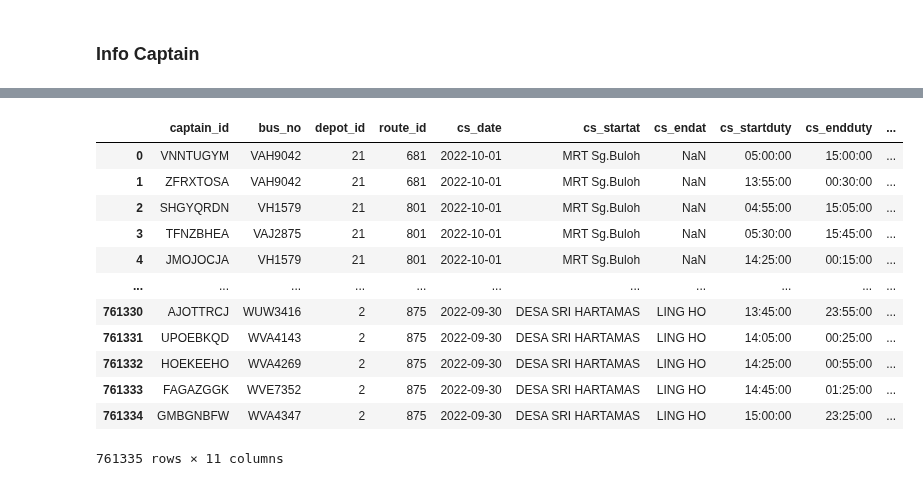
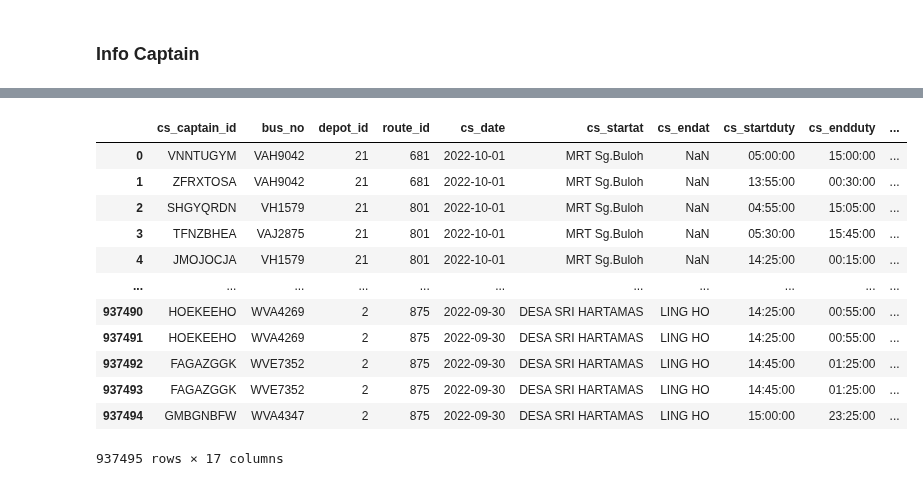
Before and after one commit to izardy/myrapid-backend, a Jupyter notebook: etl/sandbox.ipynb, the cells around one changed output, grey strips where cells are left out. Drawn from its saved outputs; the diff is of its cells as text; code cells hidden in the pictures.

```diff
--- a/etl/sandbox.ipynb
+++ b/etl/sandbox.ipynb
@@ -611,23 +595,33 @@ InfoCAPTAIN
 # %%
+InfoCAPTAIN=pd.read_csv('../data/captain_schedule/processed/captainINFO.csv')
 InfoCAPTAIN['minutes_plan']=\
 (pd.to_datetime(InfoCAPTAIN['cs_date']+' '+InfoCAPTAIN['cs_endduty'].str.replace('.+ days ',''))-pd.to_datetime(InfoCAPTAIN['cs_date']+' '+InfoCAPTAIN['cs_startduty'].str.replace('.+ days ',''))).astype(str).str[-8:].str[:2].astype(int)*60 +\
 (pd.to_datetime(InfoCAPTAIN['cs_date']+' '+InfoCAPTAIN['cs_endduty'].str.replace('.+ days ',''))-pd.to_datetime(InfoCAPTAIN['cs_date']+' '+InfoCAPTAIN['cs_startduty'].str.replace('.+ days ',''))).astype(str).str[-8:].str[3:-3].astype(int)
 
 InfoCAPTAIN['cs_startduty']=InfoCAPTAIN['cs_startduty'].str[-8:]
 InfoCAPTAIN['cs_endduty']=InfoCAPTAIN['cs_endduty'].str[-8:]
 
+captTrip=pd.read_csv('../data/trip_departure/processed/captTrip.csv')
+captTrip['captain_id']=captTrip['captain_id'].str.strip()
+captTrip['bus_no']=captTrip['bus_no'].str.strip()
+captTrip['ope_date']=captTrip['ope_date'].str.strip()
+
+InfoCAPTAIN=pd.merge(InfoCAPTAIN.rename(columns={'captain_id':'cs_captain_id'}),captTrip.rename(columns={'captain_id':'dt_captain_id'}),how='left',left_on=['bus_no','cs_date'],right_on=['bus_no','ope_date'])
+InfoCAPTAIN=InfoCAPTAIN.drop_duplicates()
+InfoCAPTAIN.to_csv('../data/captain_schedule/processed/infoCAPTAIN.csv',index=False)
+
 InfoCAPTAIN
 # %% [output]
-|  | captain_id | bus_no | depot_id | route_id | cs_date | cs_startat | cs_endat | cs_startduty | cs_endduty | ... |
+|  | cs_captain_id | bus_no | depot_id | route_id | cs_date | cs_startat | cs_endat | cs_startduty | cs_endduty | ... |
 | 0 | VNNTUGYM | VAH9042 | 21 | 681 | 2022-10-01 | MRT Sg.Buloh | NaN | 05:00:00 | 15:00:00 | ... |
 | 1 | ZFRXTOSA | VAH9042 | 21 | 681 | 2022-10-01 | MRT Sg.Buloh | NaN | 13:55:00 | 00:30:00 | ... |
 | 2 | SHGYQRDN | VH1579 | 21 | 801 | 2022-10-01 | MRT Sg.Buloh | NaN | 04:55:00 | 15:05:00 | ... |
 | 3 | TFNZBHEA | VAJ2875 | 21 | 801 | 2022-10-01 | MRT Sg.Buloh | NaN | 05:30:00 | 15:45:00 | ... |
 | 4 | JMOJOCJA | VH1579 | 21 | 801 | 2022-10-01 | MRT Sg.Buloh | NaN | 14:25:00 | 00:15:00 | ... |
 | ... | ... | ... | ... | ... | ... | ... | ... | ... | ... | ... |
-| 761330 | AJOTTRCJ | WUW3416 | 2 | 875 | 2022-09-30 | DESA SRI HARTAMAS | LING HO | 13:45:00 | 23:55:00 | ... |
-| 761331 | UPOEBKQD | WVA4143 | 2 | 875 | 2022-09-30 | DESA SRI HARTAMAS | LING HO | 14:05:00 | 00:25:00 | ... |
-| 761332 | HOEKEEHO | WVA4269 | 2 | 875 | 2022-09-30 | DESA SRI HARTAMAS | LING HO | 14:25:00 | 00:55:00 | ... |
-| 761333 | FAGAZGGK | WVE7352 | 2 | 875 | 2022-09-30 | DESA SRI HARTAMAS | LING HO | 14:45:00 | 01:25:00 | ... |
-| 761334 | GMBGNBFW | WVA4347 | 2 | 875 | 2022-09-30 | DESA SRI HARTAMAS | LING HO | 15:00:00 | 23:25:00 | ... |
+| 937490 | HOEKEEHO | WVA4269 | 2 | 875 | 2022-09-30 | DESA SRI HARTAMAS | LING HO | 14:25:00 | 00:55:00 | ... |
+| 937491 | HOEKEEHO | WVA4269 | 2 | 875 | 2022-09-30 | DESA SRI HARTAMAS | LING HO | 14:25:00 | 00:55:00 | ... |
+| 937492 | FAGAZGGK | WVE7352 | 2 | 875 | 2022-09-30 | DESA SRI HARTAMAS | LING HO | 14:45:00 | 01:25:00 | ... |
+| 937493 | FAGAZGGK | WVE7352 | 2 | 875 | 2022-09-30 | DESA SRI HARTAMAS | LING HO | 14:45:00 | 01:25:00 | ... |
+| 937494 | GMBGNBFW | WVA4347 | 2 | 875 | 2022-09-30 | DESA SRI HARTAMAS | LING HO | 15:00:00 | 23:25:00 | ... |
-761335 rows × 11 columns
+937495 rows × 17 columns
```
Also changed, not shown: parts of 5 cells of this notebook, 1 other file.
